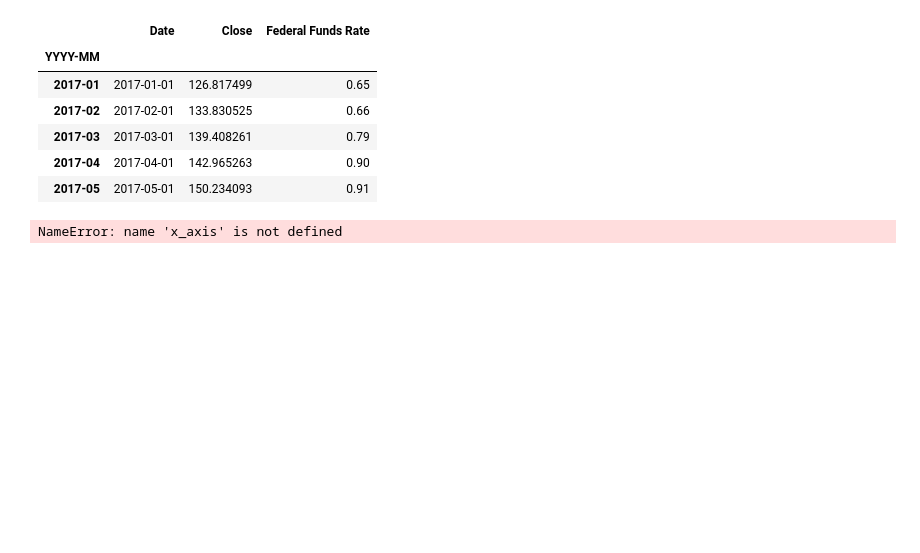
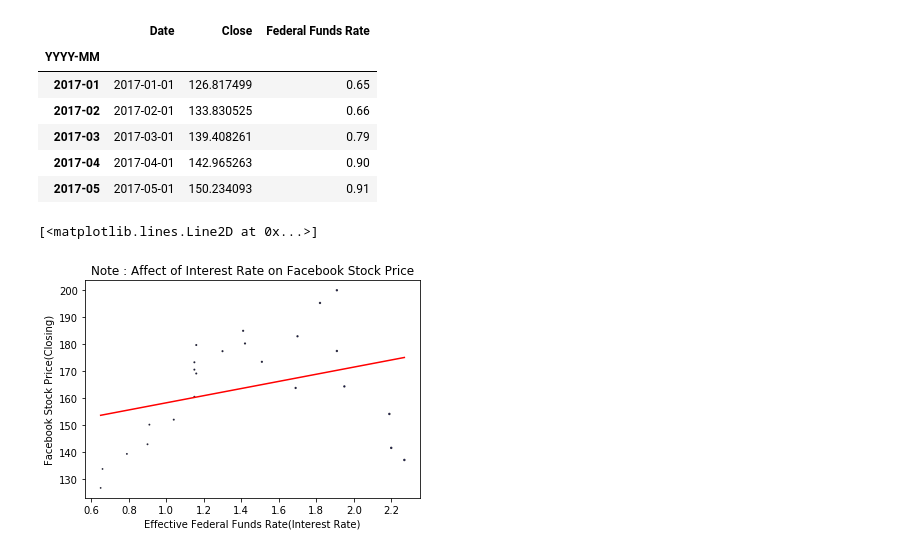
Before and after one commit to diana-md/DataAnalystsGuru, a Jupyter notebook: Combine_Code_Playbook.ipynb, the cells around one changed output. Cells and saved outputs as stored; diff of their text form; code cells hidden in the pictures; blank space fills up the shorter version.

Commit message:
Fix issue with interest rate graph

```diff
--- a/Combine_Code_Playbook.ipynb
+++ b/Combine_Code_Playbook.ipynb
@@ -441,13 +441,14 @@ stock.head()
 # %%
 x = stock["Federal Funds Rate"]
 y = stock ["Close"]
-plt.scatter(x, y, linewidth=1, marker="o", facecolors="blue", edgecolors="black", s=x_axis, alpha=0.75)
+plt.scatter(x, y, linewidth=1, marker="o", facecolors="blue", edgecolors="black", s=x, alpha=0.75)
 plt.title('Note : Affect of Interest Rate on Facebook Stock Price')
 plt.xlabel('Effective Federal Funds Rate(Interest Rate)')
 plt.ylabel('Facebook Stock Price(Closing)')
 plt.plot(np.unique(x), np.poly1d(np.polyfit(x, y, 1))(np.unique(x)), color = "red")
 # %% [output]
-NameError: name 'x_axis' is not defined
+[<matplotlib.lines.Line2D at 0x...>]
+[figure, added]
 # %%
 x_3 = stock.iloc[:-3,2]
 y_3 = stock.iloc[:-3,1]
```
Also changed, not shown: parts of 1 cell of this notebook.
